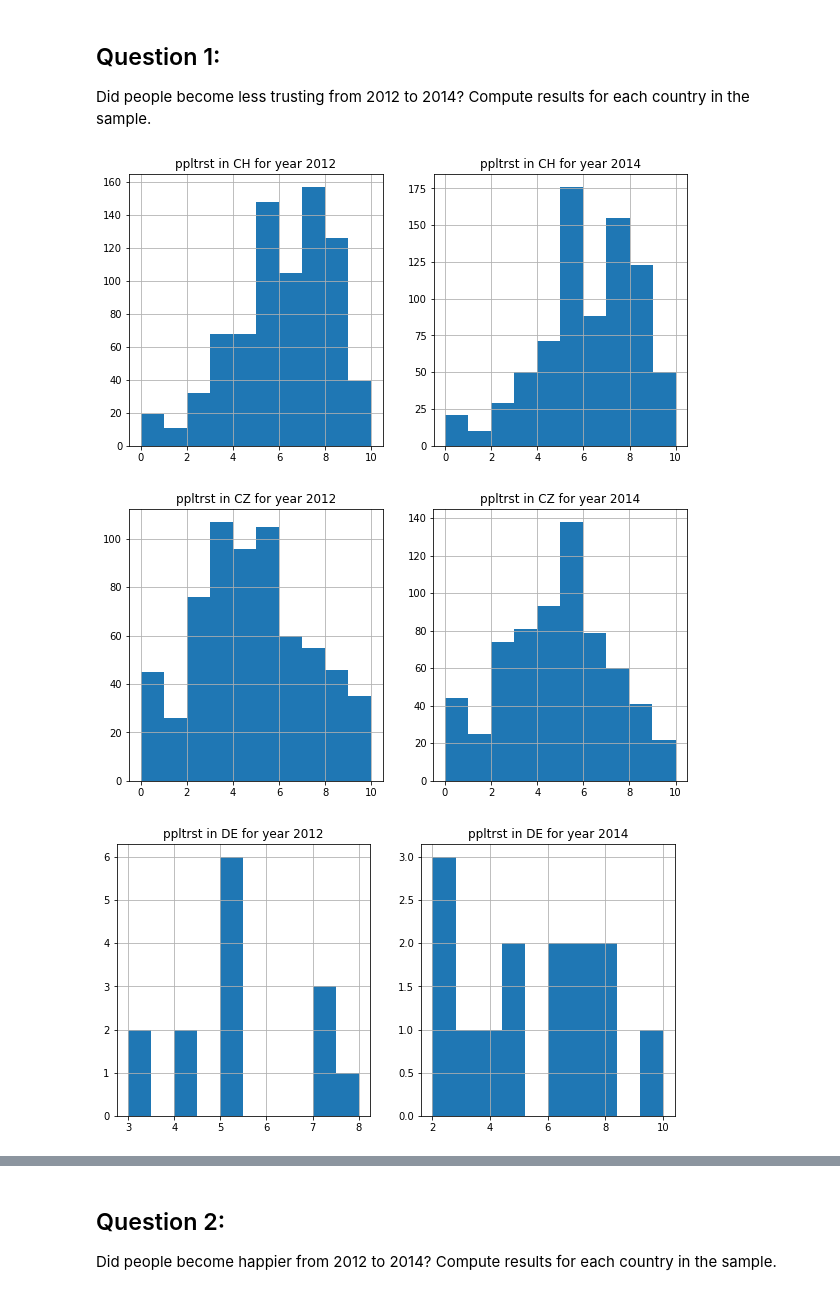
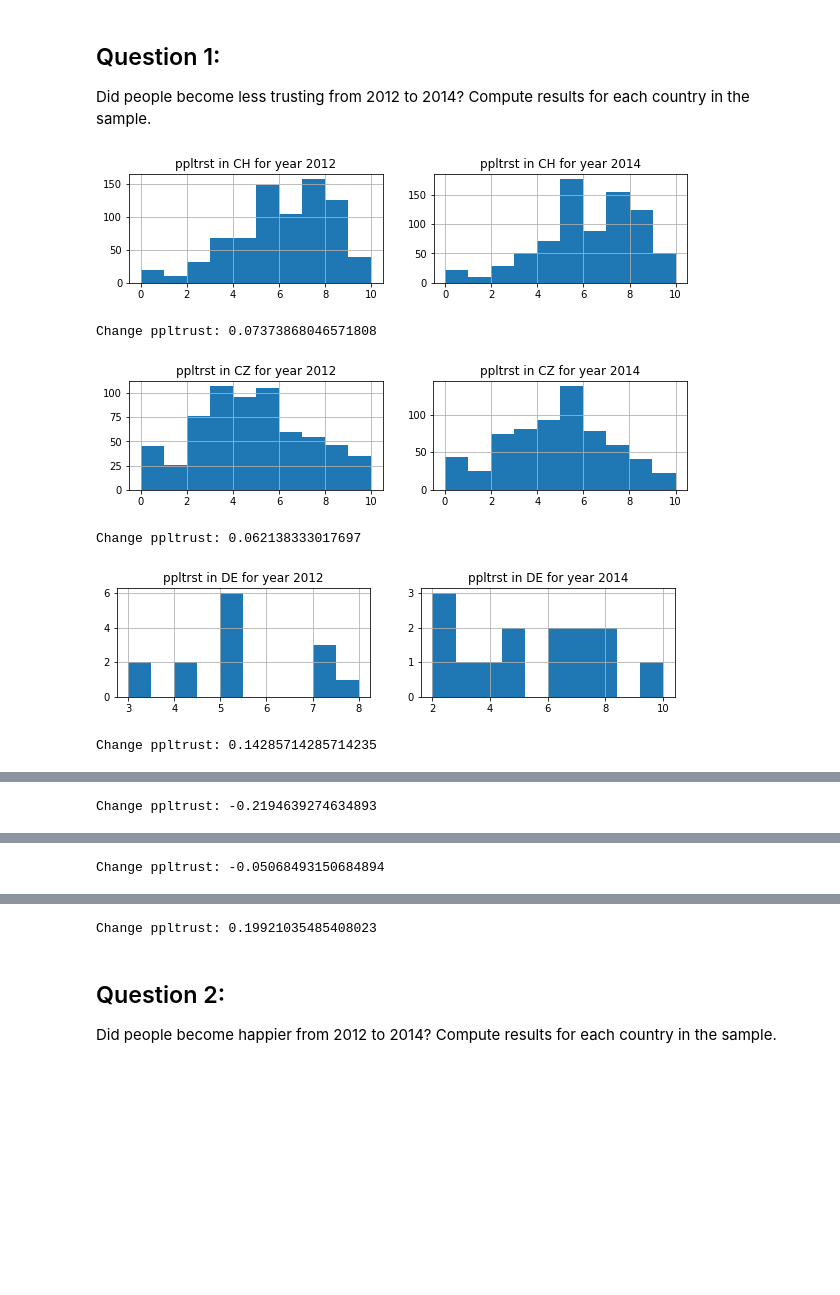
Before and after one commit to Cervantes92/para_nonpara_test, a Jupyter notebook: stat_tests.ipynb, the cells around one changed output, grey strips where cells are left out. Drawn from its saved outputs; the diff is of its cells as text; code cells hidden in the pictures; blank space fills up the shorter version.

```diff
--- a/stat_tests.ipynb
+++ b/stat_tests.ipynb
@@ -33,34 +33,39 @@ Did people become less trusting from 2012 to 2014? Compute results for each coun
 # %%
 #Only two years represented, '6' and '7', '6' representing 2012 and '7' representing 2014
 
 #Iterate through every unique country
 for cntry in raw['cntry'].unique():
 
     cntry_data = raw[raw['cntry'] == cntry]
 
     cntry_by_year = {}
 
     #Create per year dictionary
     for year in cntry_data['year'].unique():
         cntry_by_year[str(year)] = cntry_data[cntry_data['year'] == year]
 
     #Normality test:
 
-    plt.figure(figsize = (10,5))
+    plt.figure(figsize = (10,2))
     plt.subplot(1,2,1)
     plt.title('ppltrst in {} for year 2012'.format(cntry))
     cntry_by_year['2012']['ppltrst'].hist()
 
     plt.subplot(1,2,2)
     plt.title('ppltrst in {} for year 2014'.format(cntry))
     cntry_by_year['2014']['ppltrst'].hist()
 
     plt.show()
 
+    print('Change ppltrust: {}'.format(cntry_by_year['2014']['ppltrst'].mean() - cntry_by_year['2012']['ppltrst'].mean()))
+
     #find average:
     #print('2012 ppltrst average for {}: {}'.format(cntry, cntry_data['ppltrst']))
     #Perform significance testing:
 # %% [output]
-[figure, old version]
+[figure, new version]
+Change ppltrust: 0.07373868046571808
-[figure, old version]
+[figure, new version]
+Change ppltrust: 0.062138333017697
-[figure, old version]
+[figure, new version]
+Change ppltrust: 0.14285714285714235
@@ -67,0 +73 @@ for cntry in raw['cntry'].unique():
+Change ppltrust: -0.2194639274634893
@@ -68,0 +75 @@ for cntry in raw['cntry'].unique():
+Change ppltrust: -0.05068493150684894
@@ -70,3 +77,4 @@ for cntry in raw['cntry'].unique():
+Change ppltrust: 0.19921035485408023
 # %% [markdown]
 ## Question 2:
 
```
Also changed, not shown: parts of 4 cells of this notebook.
